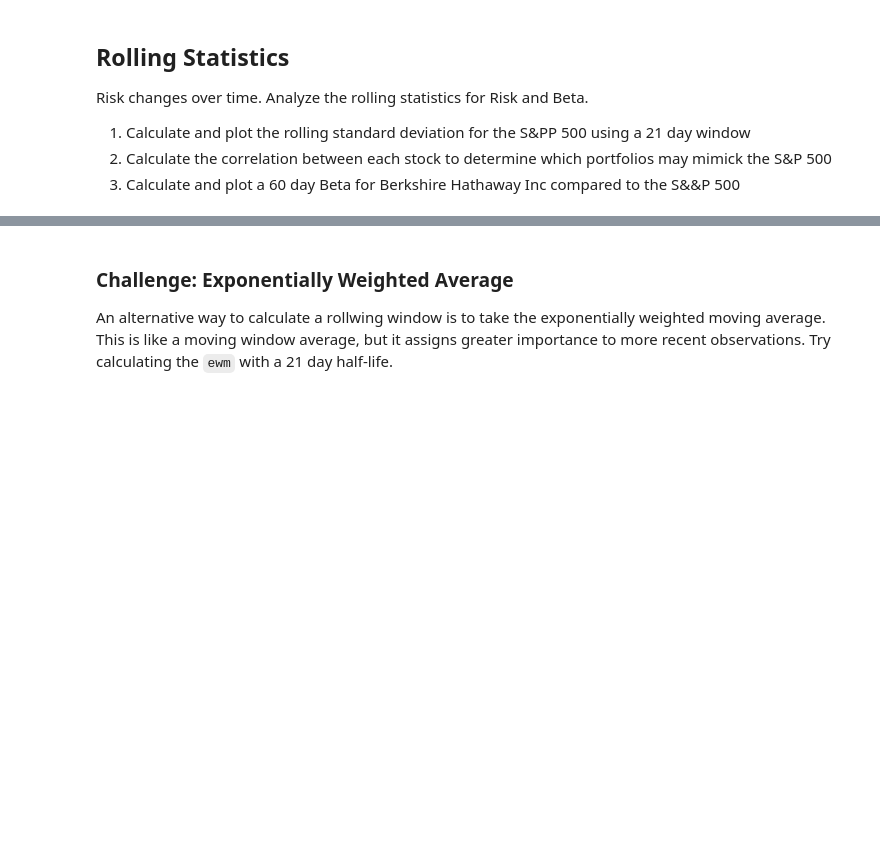
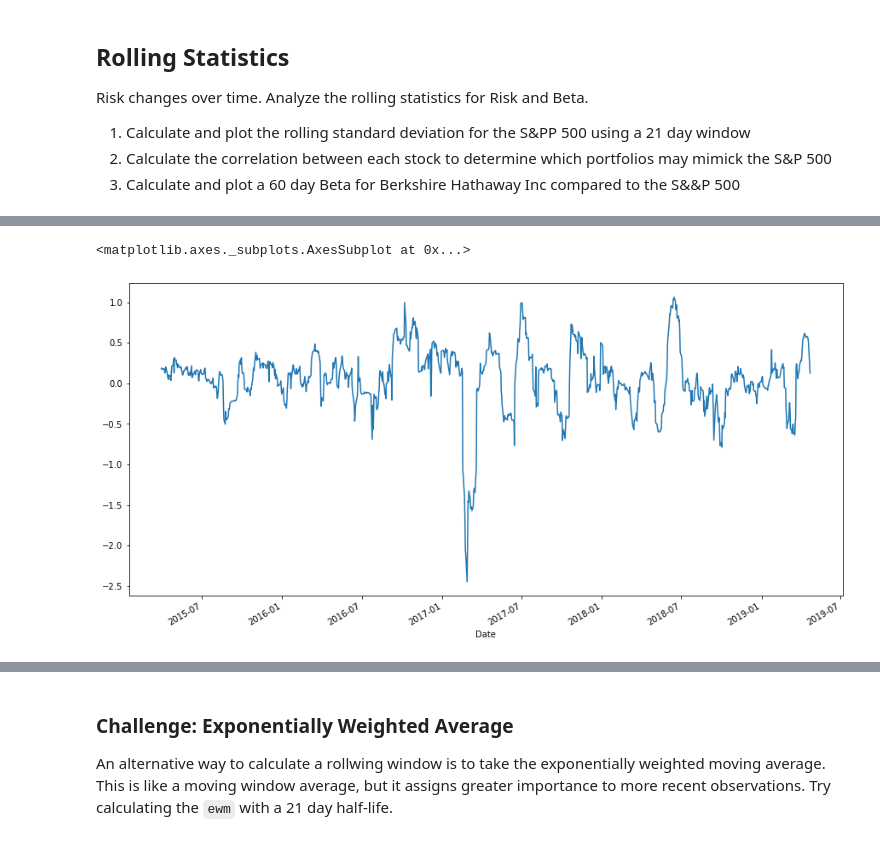
Before and after one commit to SWesterburger/pandas-homework, a Jupyter notebook: Starter_Code/whale_analysis.ipynb, the cells around one changed output, grey strips where cells are left out. Drawn from its saved outputs; the diff is of its cells as text; code cells hidden in the pictures; blank space fills up the shorter version.

```diff
--- a/Starter_Code/whale_analysis.ipynb
+++ b/Starter_Code/whale_analysis.ipynb
@@ -374,0 +428,21 @@ Risk changes over time. Analyze the rolling statistics for Risk and Beta.
+# %%
+# Calculate Beta for a single portfolio compared to the total market (S&P 500)
+# YOUR CODE HERE
+
+# In order to calculate a rolling Beta we need rolling covariance and rolling variance - I will pick Tiger Global Management LLC in this example for 21 days
+
+## Tiger Global and SP500 covariance 21-day rolling
+
+rolling_tiger_covariance = combined_df['TIGER GLOBAL MANAGEMENT LLC'].rolling(window=21).cov(combined_df['S&P 500'])
+
+## Rolling 21 day variance of SP500
+
+rolling_variance_sp500 = combined_df['S&P 500'].rolling(window=21).var()
+
+## 21 day rolling Beta of Tiger Global
+
+rolling_tiger_beta = rolling_tiger_covariance / rolling_variance_sp500
+rolling_tiger_beta.plot(figsize=(15, 7.5))
+# %% [output]
+<matplotlib.axes._subplots.AxesSubplot at 0x...>
+[figure, added]
```
Also changed, not shown: parts of 11 cells of this notebook.
